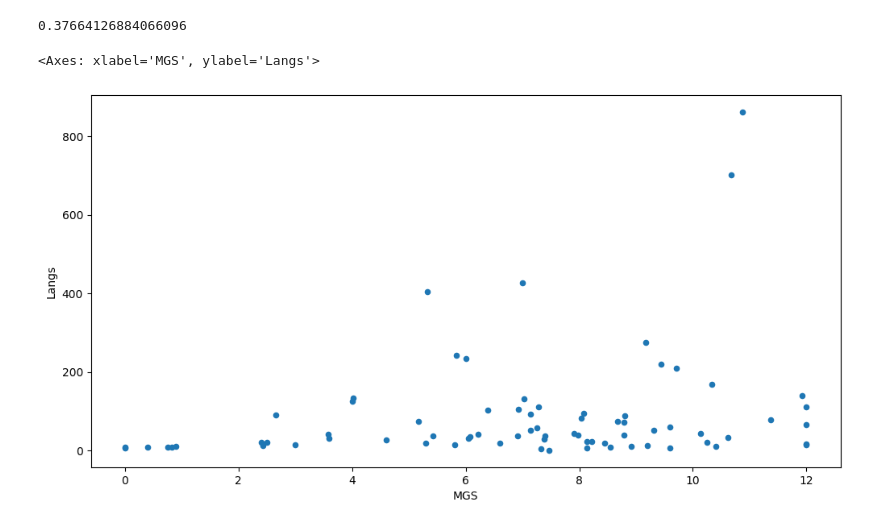
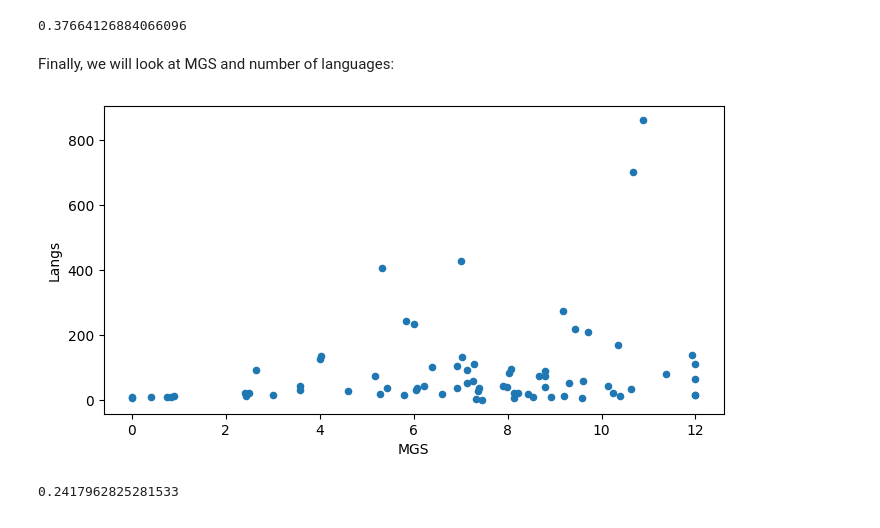
Before and after one commit to TYacinee/materiel_TALL, a Jupyter notebook: S1/TD1-linguistic-diversity.ipynb, the cells around one changed output. Cells and saved outputs as stored; diff of their text form; code cells hidden in the pictures.

```diff
--- a/S1/TD1-linguistic-diversity.ipynb
+++ b/S1/TD1-linguistic-diversity.ipynb
@@ -362,7 +371,9 @@ In his book Linguistic Diversity (1999), Daniel Nettle hypothesizes that linguis
 
 Let's take a look at the data first.
 # %%
-data_nettle = pd.read_csv('https://raw.githubusercontent.com/bodowinter/applied_statistics_book_data/master/nettle_1999_climate.csv') # NB: this is a link to a CSV file
+data_nettle = pd.read_csv('https://raw.githubusercontent.com/'\
+                          'bodowinter/applied_statistics_book_data/'\
+                          'master/nettle_1999_climate.csv')
 data_nettle.head(10)
 # %% [output]
 |  | Country | Population | Area | MGS | Langs |
@@ -429,8 +481,14 @@ Let's compute the correlation between the number of languages and the population
 np.corrcoef(data_nettle['Population'], data_nettle['Langs'])[0, 1]
 # %% [output]
 0.37664126884066096
+# %% [markdown]
+Finally, we will look at MGS and number of languages:
 # %%
-data_nettle.plot.scatter(x='MGS', y='Langs', figsize=(12, 6))
+data_nettle.plot.scatter(x='MGS', y='Langs', figsize=(8, 4))
+plt.show()
 # %% [output]
-<Axes: xlabel='MGS', ylabel='Langs'>
-[figure, old version]
+[figure, new version]
+# %%
+np.corrcoef(data_nettle['MGS'], data_nettle['Langs'])[0, 1]
+# %% [output]
+0.2417962825281533
```
Also changed, not shown: parts of 19 cells of this notebook.
